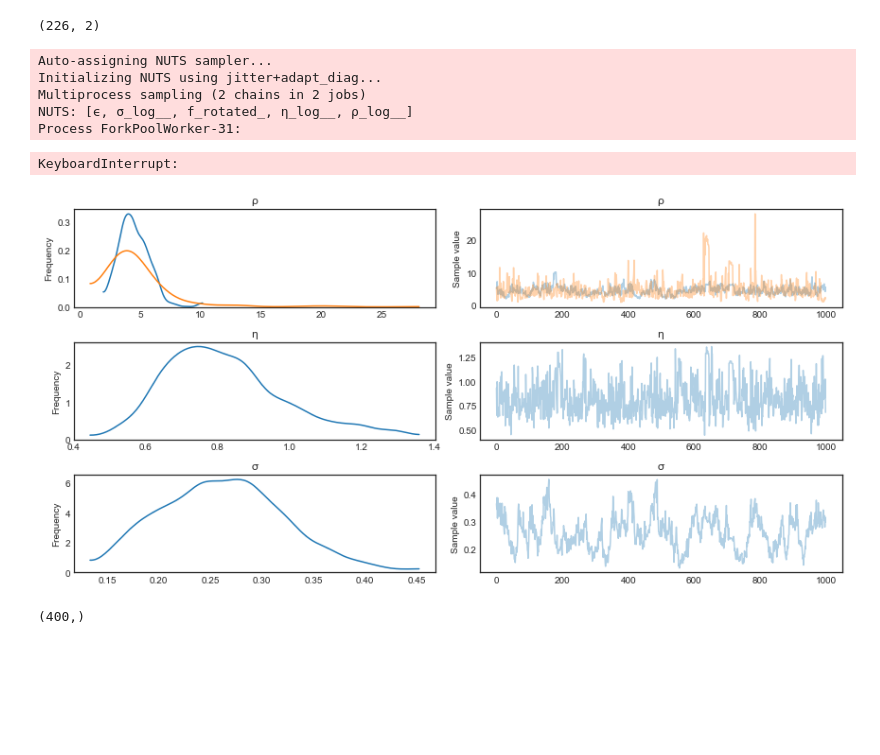
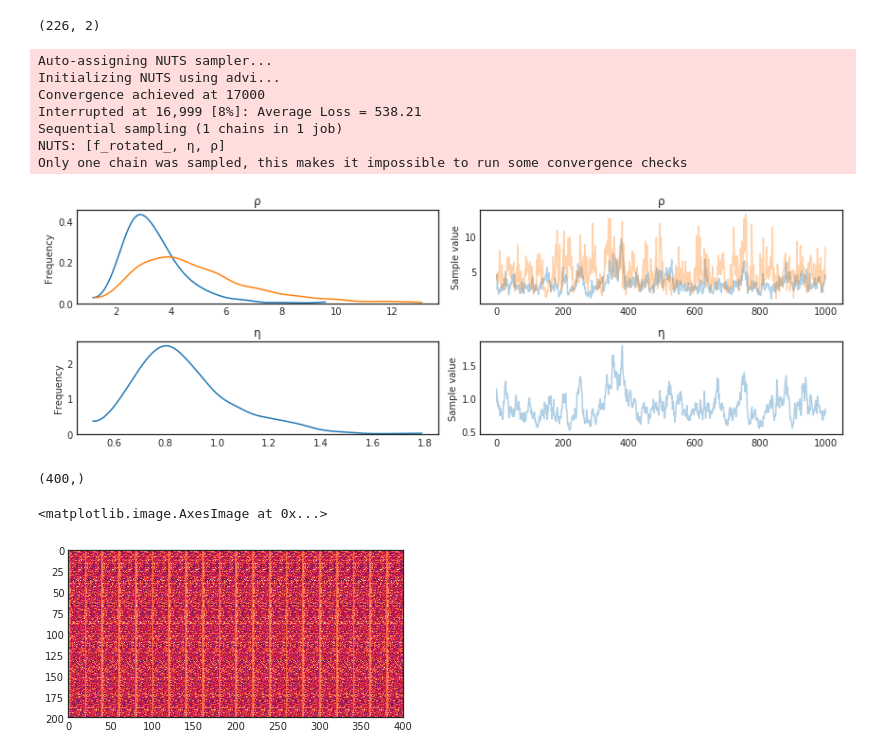
Before and after one commit to fonnesbeck/mongolia_measles, a Jupyter notebook: notebooks/Confirmation Rates (GP).ipynb, the cells around one changed output. Saved outputs shown, nothing was run; the diff lists cells and outputs as text; code cells hidden in the pictures; blank space fills up the shorter version.

```diff
--- a/notebooks/Confirmation Rates (GP).ipynb
+++ b/notebooks/Confirmation Rates (GP).ipynb
@@ -327,27 +334,28 @@ with Model() as combined_model:
     gp = Latent(cov_func=K)
     f = gp.prior('f', X=X)
 
-    σ = HalfNormal('σ', 3)
-    ϵ = Normal('ϵ', 0, sd=σ, shape=len(n))
+#     σ = HalfNormal('σ', 3)
+#     ϵ = Normal('ϵ', 0, sd=σ, shape=len(n))
 
-    π = Deterministic('π', invlogit(f + ϵ))
+    π = Deterministic('π', invlogit(f))
 
     confirmation = Binomial('confirmation', p=π, n=n.astype(int), observed=confirmed.astype(int))
 # %%
 with combined_model:
 
-    trace_combined = sample(1000, tune=3000, nuts_kwargs=dict(target_accept=0.99))
+    trace_combined = sample(1000, tune=2000, chains=1, init='advi', nuts_kwargs=dict(target_accept=0.99))
 # %% [output]
 Auto-assigning NUTS sampler...
-Initializing NUTS using jitter+adapt_diag...
-Multiprocess sampling (2 chains in 2 jobs)
-NUTS: [ϵ, σ_log__, f_rotated_, η_log__, ρ_log__]
-Process ForkPoolWorker-31:
+Initializing NUTS using advi...
+Convergence achieved at 17000
+Interrupted at 16,999 [8%]: Average Loss = 538.21
+Sequential sampling (1 chains in 1 job)
+NUTS: [f_rotated_, η, ρ]
+Only one chain was sampled, this makes it impossible to run some convergence checks
-KeyboardInterrupt:
 # %%
-traceplot(trace_combined, varnames=['ρ', 'η', 'σ']);
+traceplot(trace_combined, varnames=['ρ', 'η']);
 # %% [output]
-[figure, old version]
+[figure, new version]
 # %%
 age_grid = np.linspace(0, 70, 20)
 lag_grid = np.linspace(0, 20, 20)
@@ -367,6 +375,11 @@ from matplotlib.mlab import griddata
 y_pred['f_pred'].mean(0).shape
 # %% [output]
 (400,)
+# %%
+plt.imshow(y_pred['f_pred'])
+# %% [output]
+<matplotlib.image.AxesImage at 0x...>
+[figure, added]
 # %%
 xi = np.linspace(0, 75, 200)
 yi = np.linspace(0, 20, 200)
```
Also changed, not shown: parts of 8 cells of this notebook, 3 other files.
